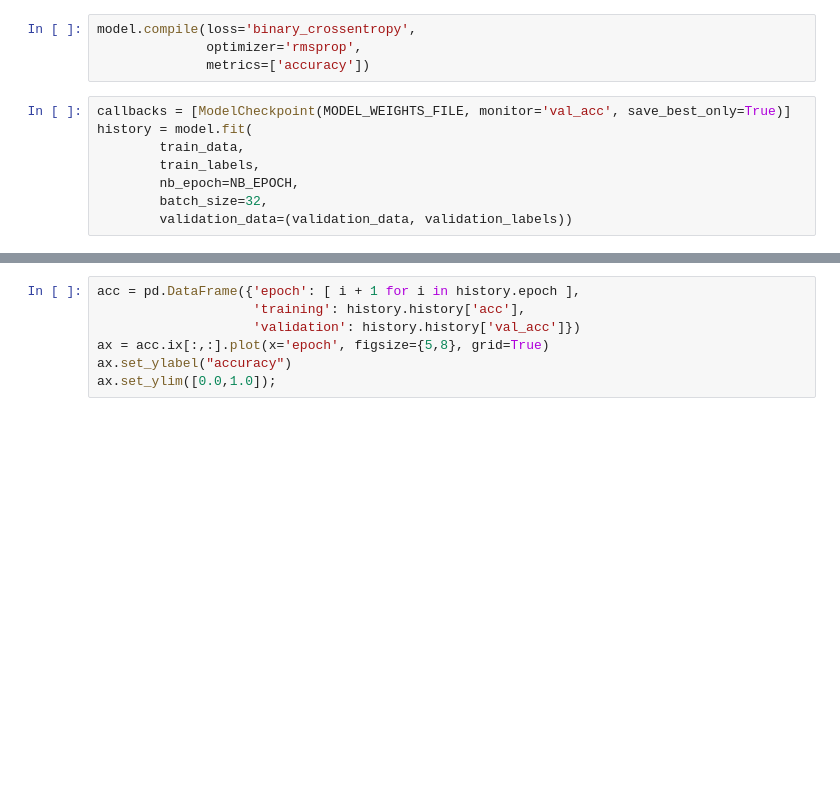
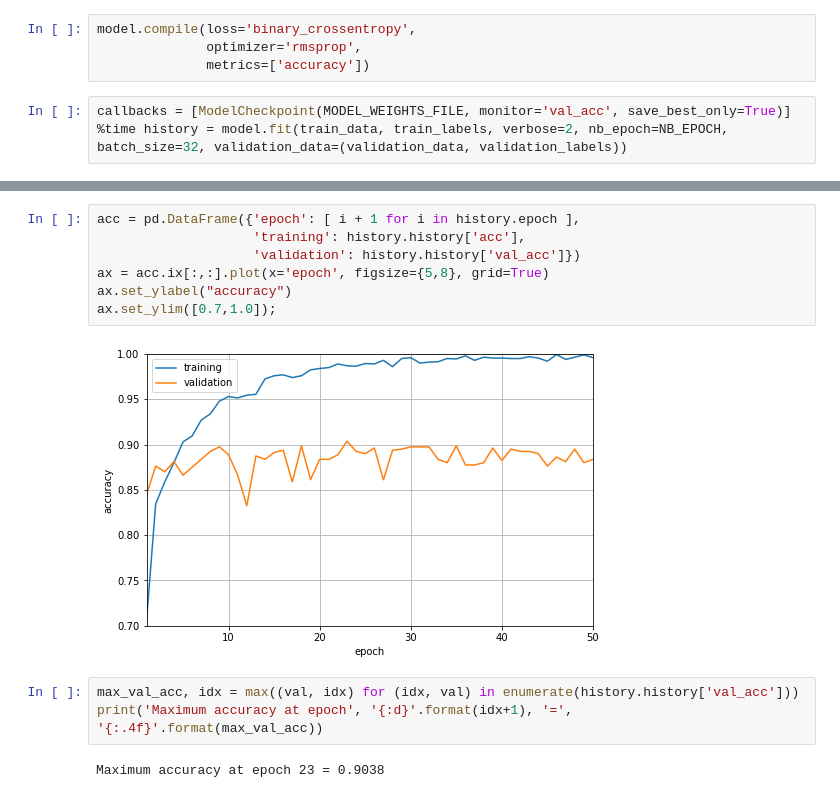
Before and after one commit to bradleypallen/keras-dogs-vs-cats, a Jupyter notebook: keras-dogs-vs-cats-vgg16-transfer-caching.ipynb, the cells around one changed output, grey strips where cells are left out. Cells and saved outputs as stored; diff of their text form; blank space fills up the shorter version.

```diff
--- a/keras-dogs-vs-cats-vgg16-transfer-caching.ipynb
+++ b/keras-dogs-vs-cats-vgg16-transfer-caching.ipynb
@@ -59,9 +68,4 @@ model.compile(loss='binary_crossentropy',
               metrics=['accuracy'])
 # %%
 callbacks = [ModelCheckpoint(MODEL_WEIGHTS_FILE, monitor='val_acc', save_best_only=True)]
-history = model.fit(
-        train_data,
-        train_labels,
-        nb_epoch=NB_EPOCH,
-        batch_size=32,
-        validation_data=(validation_data, validation_labels))
+%time history = model.fit(train_data, train_labels, verbose=2, nb_epoch=NB_EPOCH, batch_size=32, validation_data=(validation_data, validation_labels))
@@ -68,7 +90,14 @@ history = model.fit(
 # %%
 acc = pd.DataFrame({'epoch': [ i + 1 for i in history.epoch ],
                     'training': history.history['acc'],
                     'validation': history.history['val_acc']})
 ax = acc.ix[:,:].plot(x='epoch', figsize={5,8}, grid=True)
 ax.set_ylabel("accuracy")
-ax.set_ylim([0.0,1.0]);
+ax.set_ylim([0.7,1.0]);
+# %% [output]
+[figure, added]
+# %%
+max_val_acc, idx = max((val, idx) for (idx, val) in enumerate(history.history['val_acc']))
+print('Maximum accuracy at epoch', '{:d}'.format(idx+1), '=', '{:.4f}'.format(max_val_acc))
+# %% [output]
+Maximum accuracy at epoch 23 = 0.9038
```
Also changed, not shown: parts of 5 cells of this notebook.
